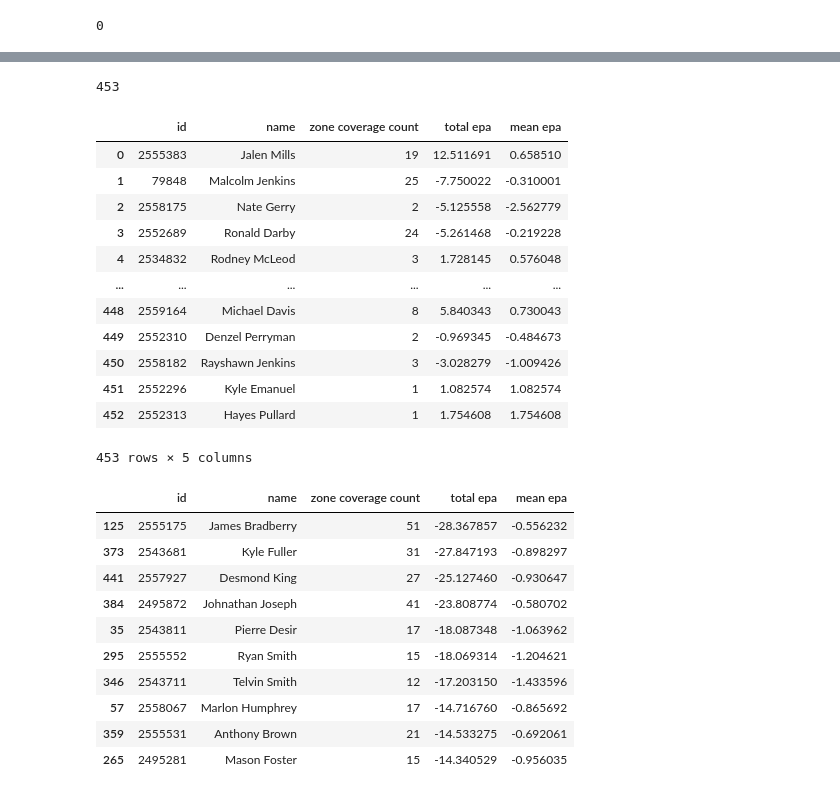
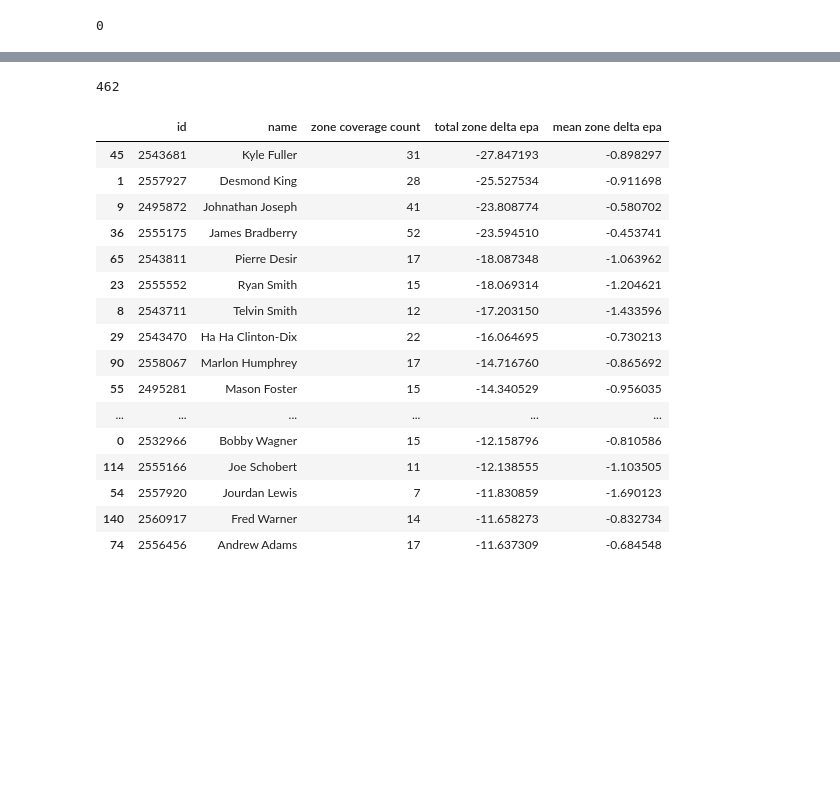
Before and after one commit to jhowenstein/nfl-big-data, a Jupyter notebook: notebooks/feature/Zone Production Reduction.ipynb, the cells around one changed output, grey strips where cells are left out. Drawn from its saved outputs; the diff is of its cells as text; code cells hidden in the pictures; blank space fills up the shorter version.

```diff
--- a/notebooks/feature/Zone Production Reduction.ipynb
+++ b/notebooks/feature/Zone Production Reduction.ipynb
@@ -76,7 +79,7 @@ LAC - week15
 LAC - week16
 LAC - week17
 # %%
-off_production = pd.read_csv(os.path.join(basepath,'offensive production.csv'),index_col=0)
+off_production = pd.read_csv(os.path.join(basepath,'calculated-data','offensive production.csv'),index_col=0)
 # %%
 plays = analysis.return_plays(target_coverage='zone')
 # %% [output]
@@ -132,4 +135,6 @@ for play in plays:
 columns = ['db nflId', 'db name','rc nflId', 'rc name', 'play epa', 'expected epa', 'epa delta']
 # %%
 results = pd.DataFrame(results, columns=columns)
+# %%
+results = results.sort_values('play epa')
 # %%
@@ -167,7 +163,7 @@ results.sort_values('play epa')
 # %%
 len(results['db nflId'].unique())
 # %% [output]
-453
+462
 # %%
 totals = []
 
@@ -182,34 +178,26 @@ for _id in results['db nflId'].unique():
 
     totals.append([_id,db_name, nPlays, db_epa_total, db_epa_mean])
 # %%
-totals = pd.DataFrame(totals,columns=['id','name','zone coverage count','total epa','mean epa'])
+totals = pd.DataFrame(totals,columns=['id','name','zone coverage count','total zone delta epa','mean zone delta epa'])
+# %%
+totals = totals.sort_values('total zone delta epa')
 # %%
-totals
+totals.head(20)
 # %% [output]
-|  | id | name | zone coverage count | total epa | mean epa |
-| 0 | 2555383 | Jalen Mills | 19 | 12.511691 | 0.658510 |
-| 1 | 79848 | Malcolm Jenkins | 25 | -7.750022 | -0.310001 |
-| 2 | 2558175 | Nate Gerry | 2 | -5.125558 | -2.562779 |
-| 3 | 2552689 | Ronald Darby | 24 | -5.261468 | -0.219228 |
-| 4 | 2534832 | Rodney McLeod | 3 | 1.728145 | 0.576048 |
+|  | id | name | zone coverage count | total zone delta epa | mean zone delta epa |
+| 45 | 2543681 | Kyle Fuller | 31 | -27.847193 | -0.898297 |
+| 1 | 2557927 | Desmond King | 28 | -25.527534 | -0.911698 |
+| 9 | 2495872 | Johnathan Joseph | 41 | -23.808774 | -0.580702 |
+| 36 | 2555175 | James Bradberry | 52 | -23.594510 | -0.453741 |
+| 65 | 2543811 | Pierre Desir | 17 | -18.087348 | -1.063962 |
+| 23 | 2555552 | Ryan Smith | 15 | -18.069314 | -1.204621 |
+| 8 | 2543711 | Telvin Smith | 12 | -17.203150 | -1.433596 |
+| 29 | 2543470 | Ha Ha Clinton-Dix | 22 | -16.064695 | -0.730213 |
+| 90 | 2558067 | Marlon Humphrey | 17 | -14.716760 | -0.865692 |
+| 55 | 2495281 | Mason Foster | 15 | -14.340529 | -0.956035 |
 | ... | ... | ... | ... | ... | ... |
-| 448 | 2559164 | Michael Davis | 8 | 5.840343 | 0.730043 |
-| 449 | 2552310 | Denzel Perryman | 2 | -0.969345 | -0.484673 |
-| 450 | 2558182 | Rayshawn Jenkins | 3 | -3.028279 | -1.009426 |
-| 451 | 2552296 | Kyle Emanuel | 1 | 1.082574 | 1.082574 |
-| 452 | 2552313 | Hayes Pullard | 1 | 1.754608 | 1.754608 |
+| 0 | 2532966 | Bobby Wagner | 15 | -12.158796 | -0.810586 |
+| 114 | 2555166 | Joe Schobert | 11 | -12.138555 | -1.103505 |
+| 54 | 2557920 | Jourdan Lewis | 7 | -11.830859 | -1.690123 |
+| 140 | 2560917 | Fred Warner | 14 | -11.658273 | -0.832734 |
+| 74 | 2556456 | Andrew Adams | 17 | -11.637309 | -0.684548 |
-453 rows × 5 columns
-# %%
-totals.sort_values('total epa').head(10)
-# %% [output]
-|  | id | name | zone coverage count | total epa | mean epa |
-| 125 | 2555175 | James Bradberry | 51 | -28.367857 | -0.556232 |
-| 373 | 2543681 | Kyle Fuller | 31 | -27.847193 | -0.898297 |
-| 441 | 2557927 | Desmond King | 27 | -25.127460 | -0.930647 |
-| 384 | 2495872 | Johnathan Joseph | 41 | -23.808774 | -0.580702 |
-| 35 | 2543811 | Pierre Desir | 17 | -18.087348 | -1.063962 |
-| 295 | 2555552 | Ryan Smith | 15 | -18.069314 | -1.204621 |
-| 346 | 2543711 | Telvin Smith | 12 | -17.203150 | -1.433596 |
-| 57 | 2558067 | Marlon Humphrey | 17 | -14.716760 | -0.865692 |
-| 359 | 2555531 | Anthony Brown | 21 | -14.533275 | -0.692061 |
-| 265 | 2495281 | Mason Foster | 15 | -14.340529 | -0.956035 |
```
Also changed, not shown: parts of 11 cells of this notebook, 24 other files.
